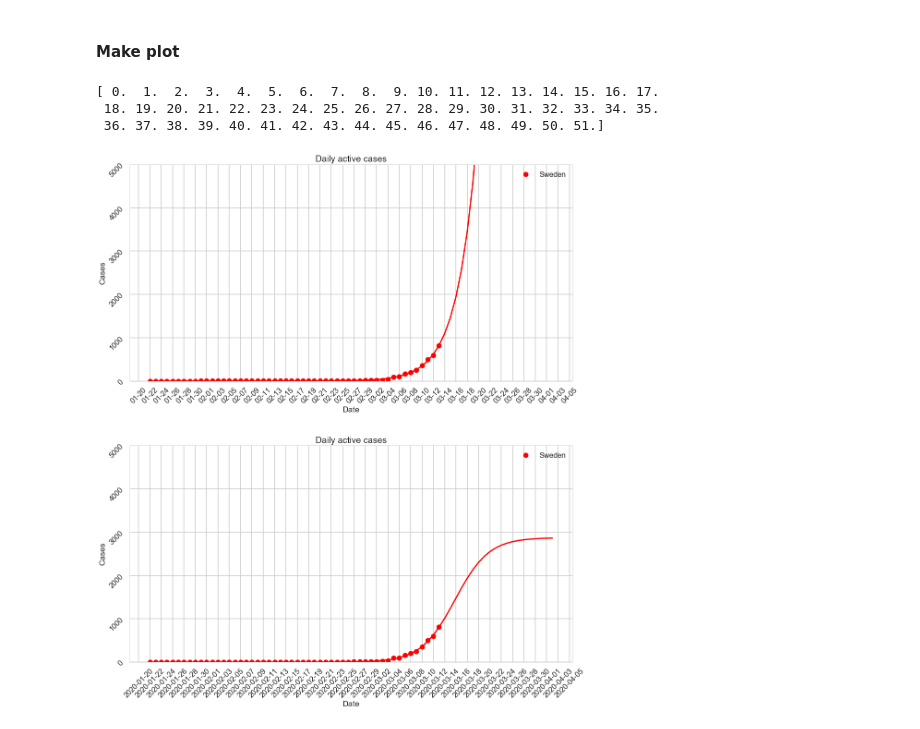
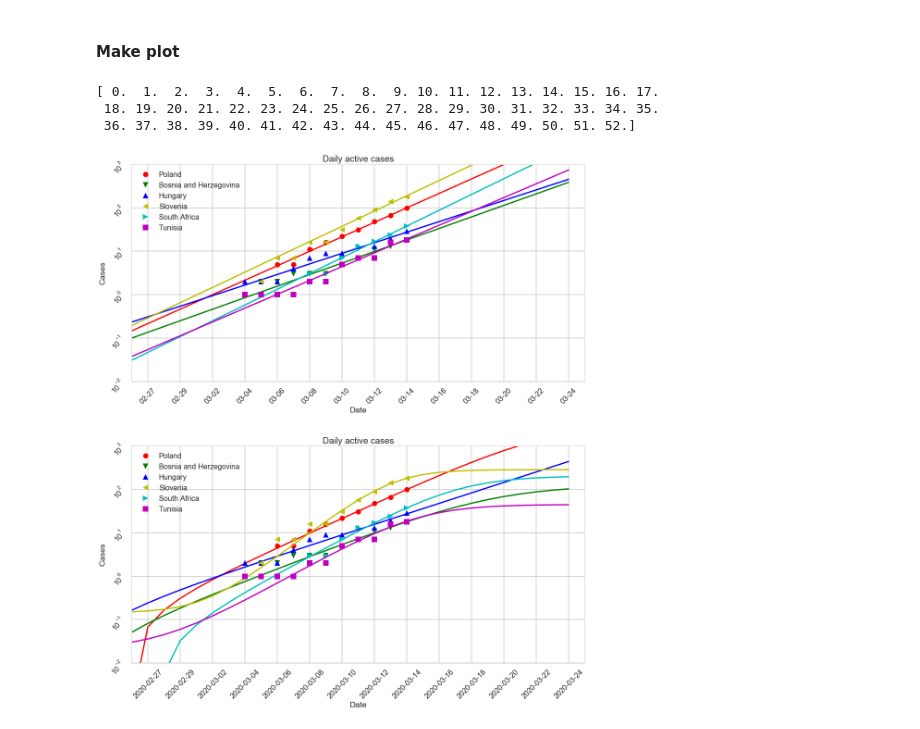
Before and after one commit to maciejj/corona_plot, a Jupyter notebook: predictions_active_cases_by_country.ipynb, the cells around one changed output. Drawn from its saved outputs; the diff is of its cells as text; code cells hidden in the pictures.

```diff
--- a/predictions_active_cases_by_country.ipynb
+++ b/predictions_active_cases_by_country.ipynb
@@ -96,9 +96,18 @@ def sigmoid(x, L , k, b, x0):
 # %% [markdown]
 #### Choose countries to plot (separate by ";" )
 # %%
-#countries_to_plot="Germany;France;Poland;Italy;Korea, South;China;United Kingdom".split(";")
+#countries_to_plot="Germany;France;Poland;Italy;Korea, South;United Kingdom".split(";")
 #countries_to_plot="China".split(";")
-countries_to_plot="Sweden".split(";")
+countries_to_plot="Sweden;US;Germany".split(";")
+#countries_to_plot="Poland;Germany".split(";")
+countries_to_plot=[
+    'Poland',
+'Bosnia and Herzegovina',
+ 'Hungary',
+# 'Liechtenstein',
+ 'Slovenia',
+ 'South Africa',
+ 'Tunisia']
 # %% [markdown]
 #### Make plot
 # %%
@@ -108,7 +117,7 @@ dates_num = mdates.date2num(dates)
 dates_start = np.min(dates_num)
 dates_num = dates_num - dates_start
 
-days_to_extrapolate=20
+days_to_extrapolate=10
 dates_num_extrapolate = np.arange(0,len(dates_num)+days_to_extrapolate,1)
 
 print(dates_num)
@@ -120,8 +129,8 @@ per_num=100000
 for country in countries_to_plot:
     countries.append((data[country].values))
     #fit
-    popt, pcov = curve_fit(exponent, dates_num, (data[country].values), )
-    sig_popt, sig_pcov = curve_fit(sigmoid, dates_num, (data[country].values),p0=[np.max(data[country].values),1,1,1])
+    popt, pcov = curve_fit(exponent, dates_num, (data[country].values), maxfev=10000)
+    sig_popt, sig_pcov = curve_fit(sigmoid, dates_num, (data[country].values),p0=[np.max(data[country].values),1,1,1],maxfev=10000)
     fits.append(exponent(dates_num_extrapolate, *popt))
     sig_fits.append(sigmoid(dates_num_extrapolate, *sig_popt))
 
@@ -148,35 +157,35 @@ marker = itertools.cycle(('o', 'v', '^', '<', '>', 's', 'p', 'P'))
 color = itertools.cycle(('r', 'g', 'b', 'y','c','m','k'))
 ## Add x-axis and y-axis
 for country, fit, country_name in zip(countries, sig_fits, countries_to_plot):
     col=next(color)
     ax2.plot(dates, country, marker=next(marker), linestyle='', label=country_name, color=col)
     ax2.plot(mdates.num2date(dates_num_extrapolate+dates_start), fit, color=col)
 
 ## Set title and labels for axes
 ax2.set(xlabel="Date",
        ylabel="Cases",
        title="Daily active cases")
 
 ## Define the date format
 for axis in [ax,ax2]:
     tick_spacing=2
     axis.xaxis.set_major_locator(ticker.MultipleLocator(tick_spacing))
     axis.tick_params(labelrotation=45)
 
 
     date_form = DateFormatter("%m-%d")
     ax.xaxis.set_major_formatter(date_form)
     ## axes limits
-    #axis.set_xlim([datetime.date(2020, 2, 10), datetime.date.today() + datetime.timedelta(days=days_to_extrapolate)])# datetime.date(2020, 3, 15)])
-    axis.set_ylim([-0.5,5000])
+    axis.set_xlim([datetime.date(2020, 2, 26), datetime.date.today() + datetime.timedelta(days=days_to_extrapolate)])# datetime.date(2020, 3, 15)])
+    axis.set_ylim([10**-2,1000])
     axis.legend()
 
-    #axis.set_yscale("log")
+    axis.set_yscale("log")
 
 fig.tight_layout(pad=5.0)
 plt.show()
 # %% [output]
 [ 0.  1.  2.  3.  4.  5.  6.  7.  8.  9. 10. 11. 12. 13. 14. 15. 16. 17.
  18. 19. 20. 21. 22. 23. 24. 25. 26. 27. 28. 29. 30. 31. 32. 33. 34. 35.
- 36. 37. 38. 39. 40. 41. 42. 43. 44. 45. 46. 47. 48. 49. 50. 51.]
+ 36. 37. 38. 39. 40. 41. 42. 43. 44. 45. 46. 47. 48. 49. 50. 51. 52.]
-[figure, old version]
+[figure, new version]
```
Also changed, not shown: parts of 1 cell of this notebook, 4 other files.
